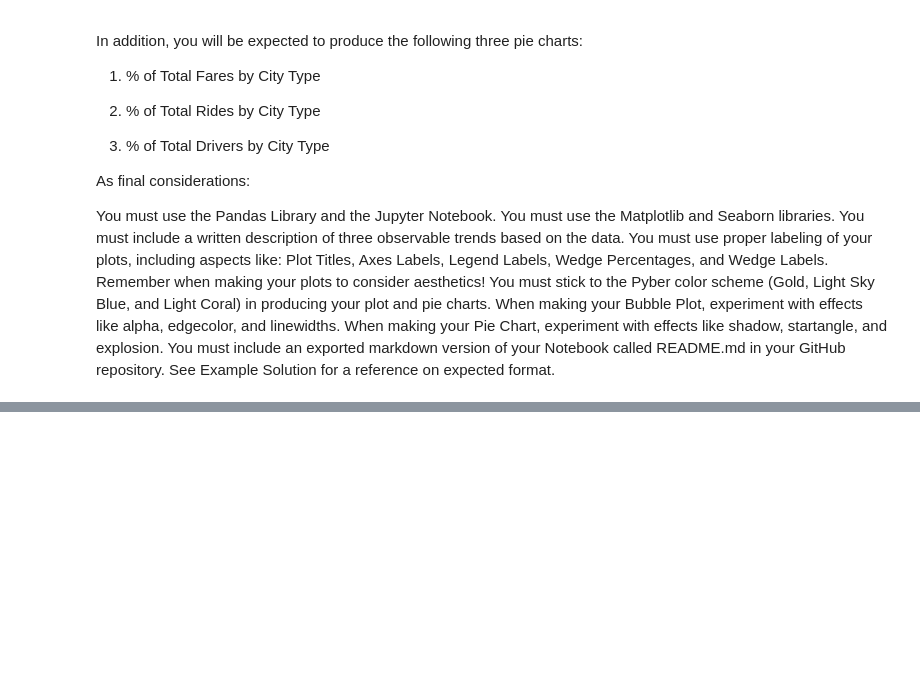
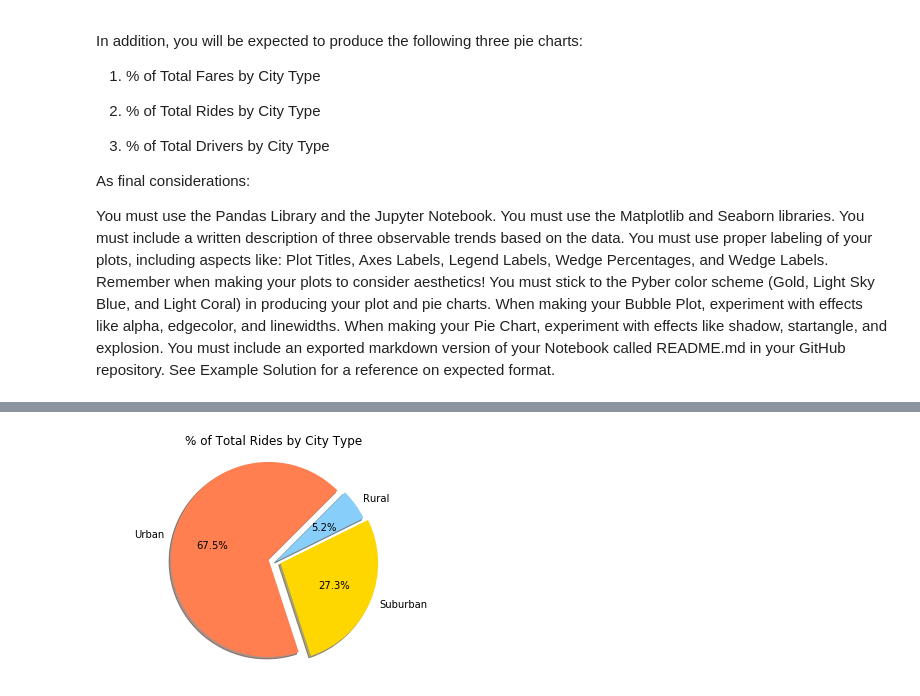
Before and after one commit to cahos22/Homework5_matplot_lib, a Jupyter notebook: Pyber.ipynb, the cells around one changed output, grey strips where cells are left out. Saved outputs shown, nothing was run; the diff lists cells and outputs as text; code cells hidden in the pictures; blank space fills up the shorter version.

```diff
--- a/Pyber.ipynb
+++ b/Pyber.ipynb
@@ -231,0 +160,25 @@ plt.show()
+# %%
+
+total_rides = city_data["total_rides"].sum()
+
+total_rides_urban = urban_data["total_rides"].sum()
+percentage_rides_urban = (total_rides_urban / total_rides) * 100
+
+total_rides_suburban = suburban_data["total_rides"].sum()
+percentage_rides_suburban = (total_rides_suburban / total_rides) * 100
+
+total_rides_rural = rural_data["total_rides"].sum()
+percentage_rides_rural = (total_rides_rural / total_rides) * 100
+# %%
+
+#2.Plotting % of Total Rides by City Type
+percentages_rides=[percentage_rides_urban, percentage_rides_suburban, percentage_rides_rural]
+explode = [0.08, 0.05, 0]
+plt.title("% of Total Rides by City Type")
+plt.pie(percentages_rides, explode=explode, labels=labels, colors=colors,
+        autopct="%1.1f%%", shadow=True, startangle=45)
+plt.axis("equal")
+plt.savefig("pyber_totalrides_plot.png")
+plt.show()
+# %% [output]
+[figure, added]
```
Also changed, not shown: parts of 12 cells of this notebook, 11 other files.
